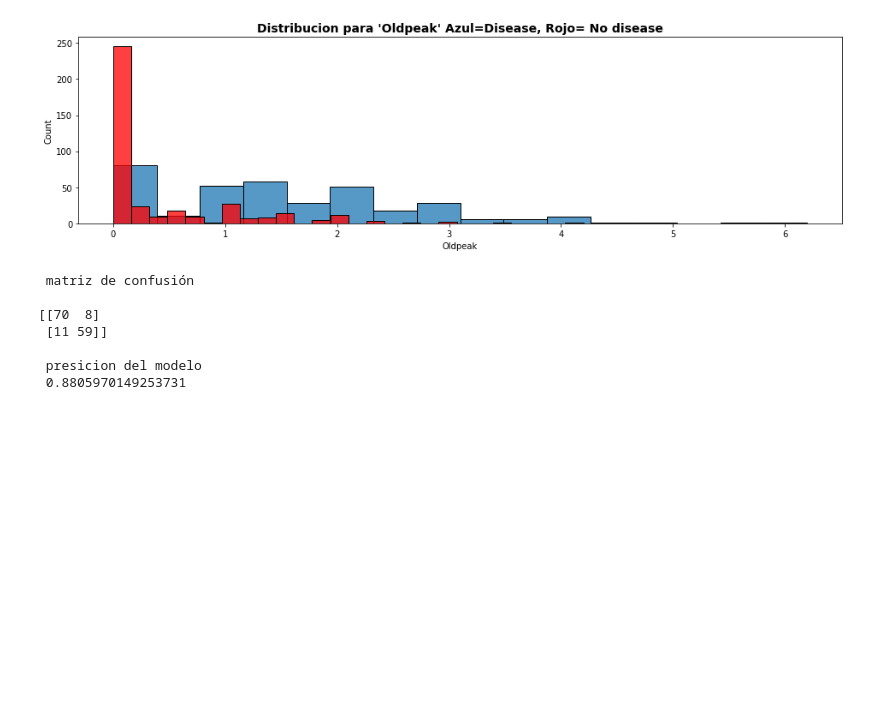
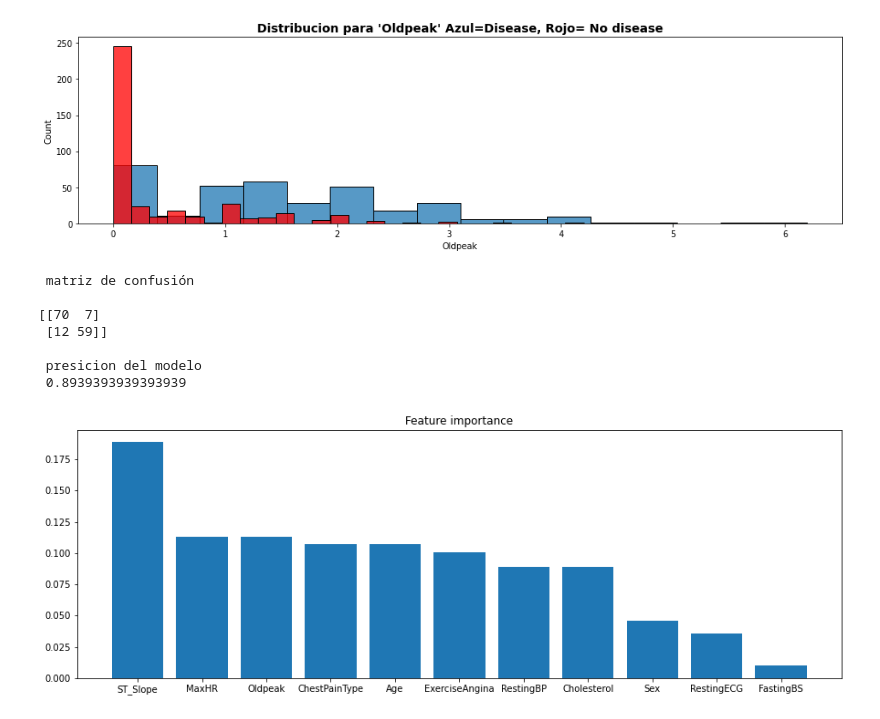
Before and after one commit to NavarroRamon/HeartFailure_ClassificationProblem, a Jupyter notebook: main.ipynb, the cells around one changed output. Cells and saved outputs as stored; diff of their text form; code cells hidden in the pictures; blank space fills up the shorter version.

```diff
--- a/main.ipynb
+++ b/main.ipynb
@@ -216,10 +223,10 @@ X_train, X_test, y_train, y_test = tts(x , y, test_size=0.2)
 # adecuado para el numero de estimadores era de 200
 # En cuanto al criterio del algoritmo se probaron el criterio de entropia y gini
 # no encontrando diferencias significativas entre ambos.
-algoritmo=RFC(n_estimators=200, criterion ="entropy")
-algoritmo.fit(X_train, y_train)
+model=RFC(n_estimators=200, criterion ="entropy")
+model.fit(X_train, y_train)
 # Realizamos una predicción
-y_pred= algoritmo.predict(X_test)
+y_pred= model.predict(X_test)
 # Realizamos la validación y un plot de la matriz de confusion,
 # la diagonal son los valores acertados por la prediccion y la antidiagonal los errores.
 matriz= confusion_matrix(y_test, y_pred)
@@ -230,8 +237,21 @@ print("\n presicion del modelo \n", score)
 # %% [output]
  matriz de confusión
 
-[[70  8]
- [11 59]]
+[[70  7]
+ [12 59]]
 
  presicion del modelo
- 0.8805970149253731
+ 0.8939393939393939
+# %%
+from sklearn.feature_selection import SelectFromModel
+import numpy as np
+
+sfm = SelectFromModel(model)
+sfm.fit(X_train, y_train)
+index = np.argsort(sfm.estimator_.feature_importances_)[::-1]
+plt.figure(figsize=(15, 5))
+plt.title('Feature importance')
+plt.bar(X_train.columns[index], sfm.estimator_.feature_importances_[index])
+plt.show()
+# %% [output]
+[figure, added]
```
Also changed, not shown: parts of 7 cells of this notebook.
